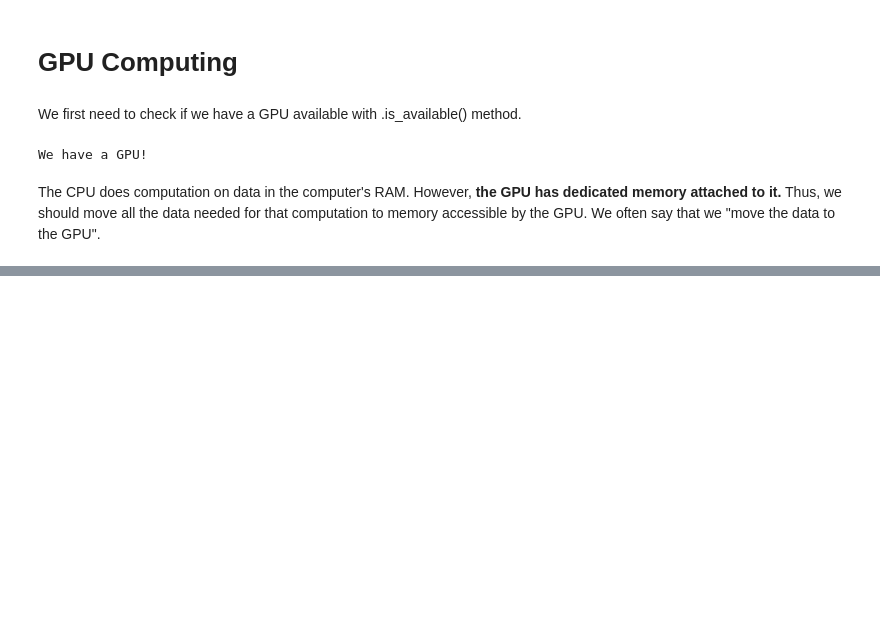
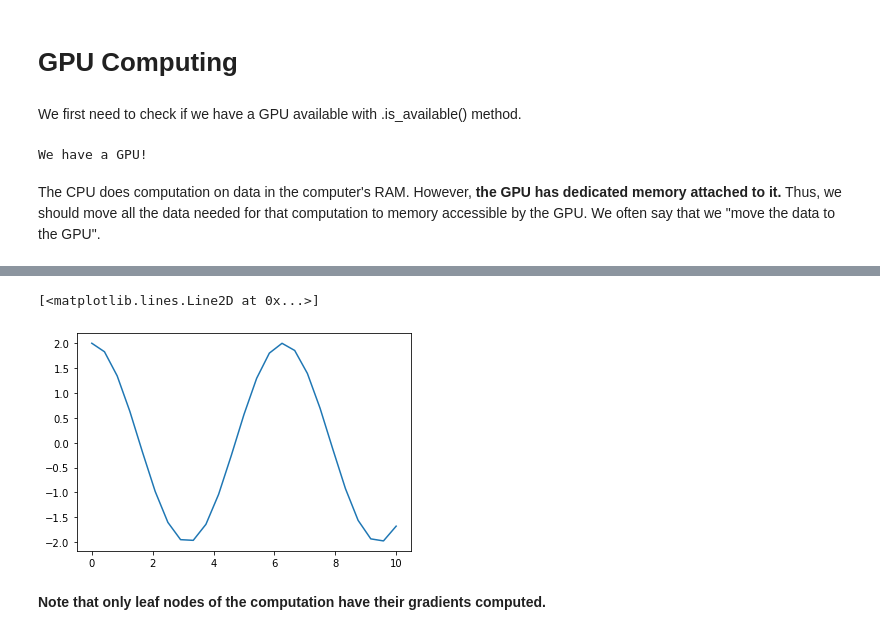
Before and after one commit to Fatma-Chaouech/PyTorch-Learning-Journey, a Jupyter notebook: Intermediate_PyTorch.ipynb, the cells around one changed output, grey strips where cells are left out. Cells and saved outputs as stored; diff of their text form; code cells hidden in the pictures; blank space fills up the shorter version.

```diff
--- a/Intermediate_PyTorch.ipynb
+++ b/Intermediate_PyTorch.ipynb
@@ -69,0 +196,8 @@ The CPU does computation on data in the computer's RAM. However, **the GPU has d
+# %%
+# display the gradient of a
+plt.plot(a.detach(), a.grad.detach())
+# %% [output]
+[<matplotlib.lines.Line2D at 0x...>]
+[figure, added]
+# %% [markdown]
+**Note that only leaf nodes of the computation have their gradients computed.**
```
Also changed, not shown: parts of 20 cells of this notebook.
